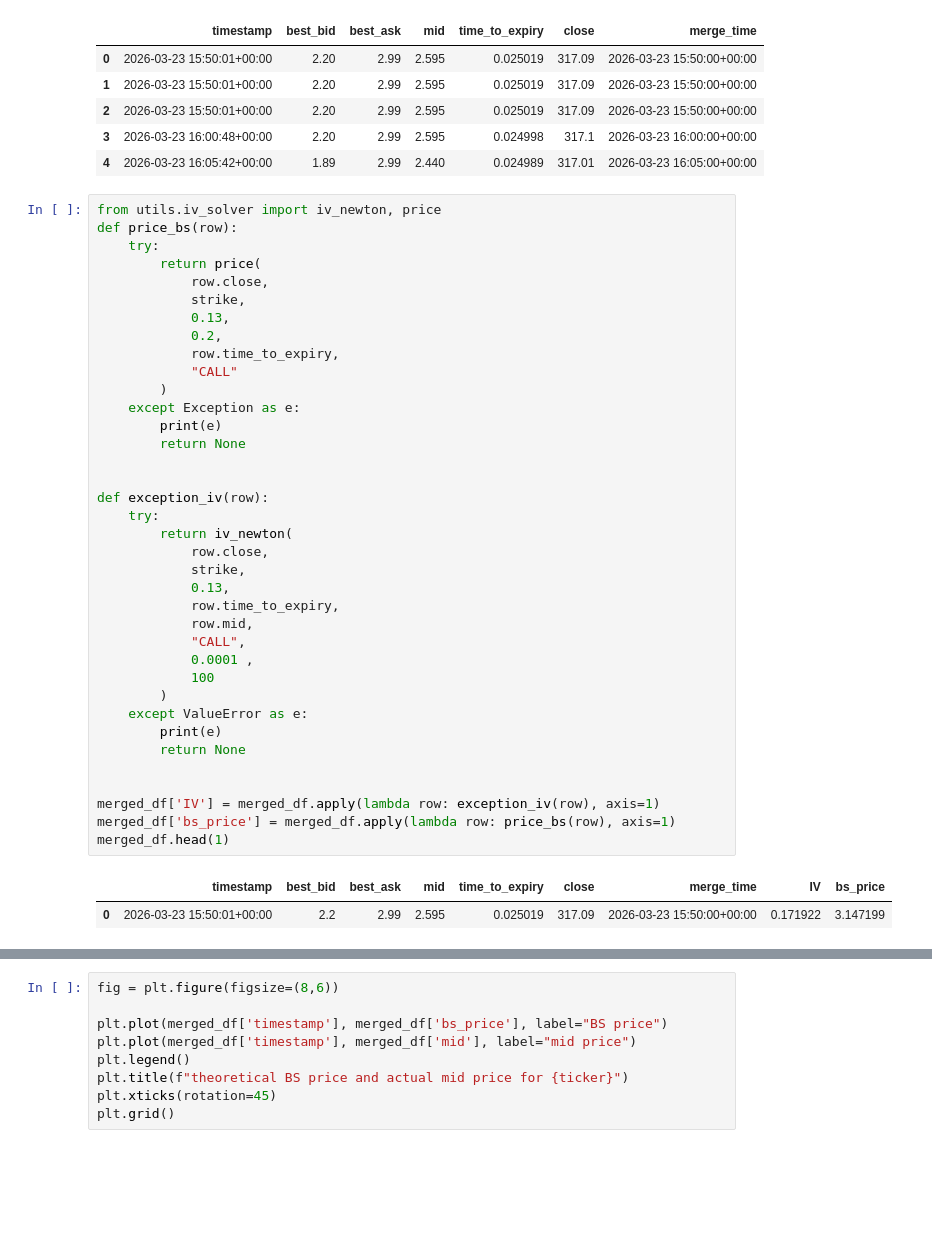
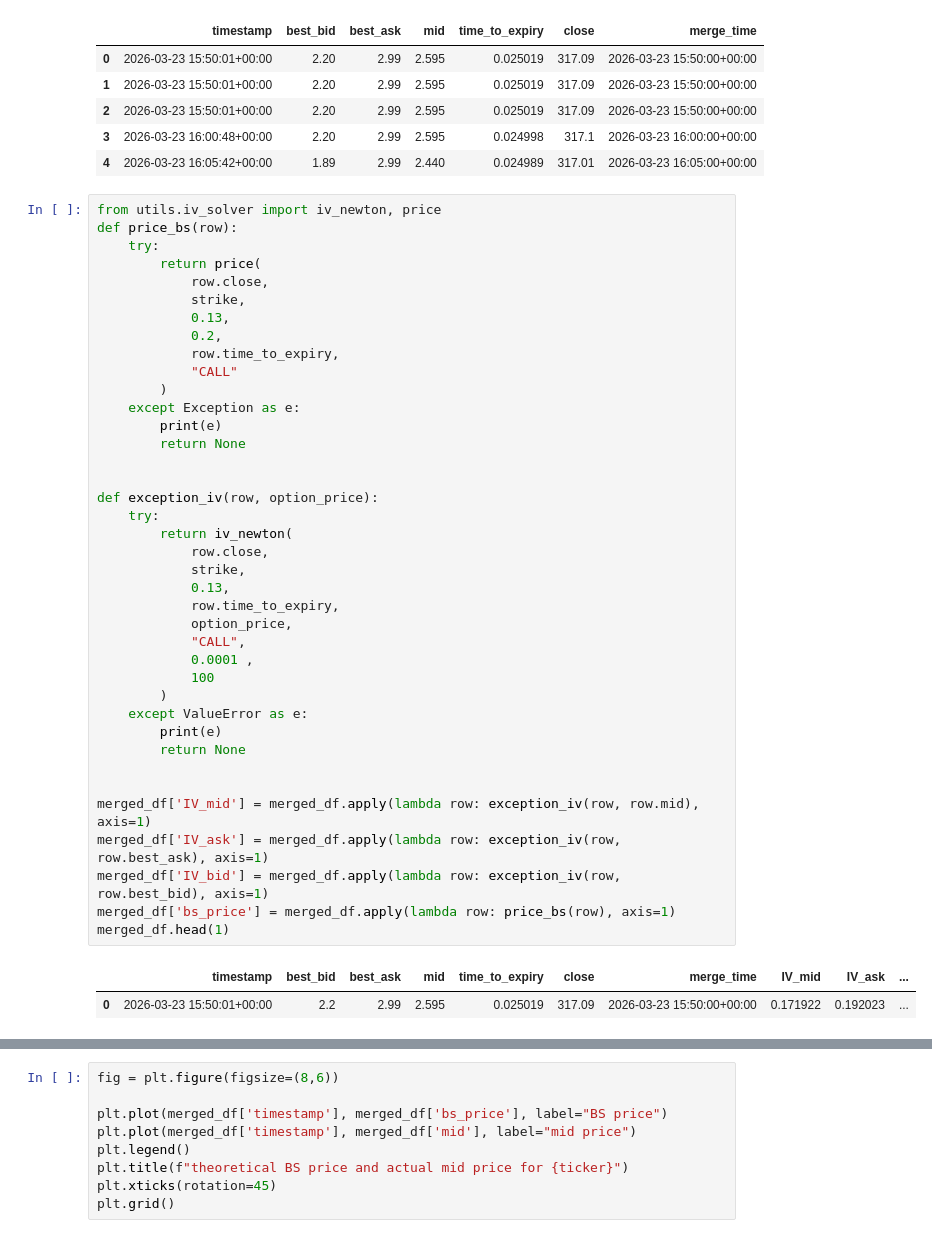
Before and after one commit to SigmaFlowX/Sber-Moex-Options, a Jupyter notebook: notebooks/iv_history.ipynb, the cells around one changed output, grey strips where cells are left out. Saved outputs shown, nothing was run; the diff lists cells and outputs as text; blank space fills up the shorter version.

```diff
--- a/notebooks/iv_history.ipynb
+++ b/notebooks/iv_history.ipynb
@@ -101,38 +101,40 @@ def price_bs(row):
             row.close,
             strike,
             0.13,
             0.2,
             row.time_to_expiry,
             "CALL"
         )
     except Exception as e:
         print(e)
         return None
 
 
-def exception_iv(row):
+def exception_iv(row, option_price):
     try:
         return iv_newton(
             row.close,
             strike,
             0.13,
             row.time_to_expiry,
-            row.mid,
+            option_price,
             "CALL",
             0.0001 ,
             100
         )
     except ValueError as e:
         print(e)
         return None
 
 
-merged_df['IV'] = merged_df.apply(lambda row: exception_iv(row), axis=1)
+merged_df['IV_mid'] = merged_df.apply(lambda row: exception_iv(row, row.mid), axis=1)
+merged_df['IV_ask'] = merged_df.apply(lambda row: exception_iv(row, row.best_ask), axis=1)
+merged_df['IV_bid'] = merged_df.apply(lambda row: exception_iv(row, row.best_bid), axis=1)
 merged_df['bs_price'] = merged_df.apply(lambda row: price_bs(row), axis=1)
 merged_df.head(1)
 # %% [output]
-|  | timestamp | best_bid | best_ask | mid | time_to_expiry | close | merge_time | IV | bs_price |
-| 0 | 2026-03-23 15:50:01+00:00 | 2.2 | 2.99 | 2.595 | 0.025019 | 317.09 | 2026-03-23 15:50:00+00:00 | 0.171922 | 3.147199 |
+|  | timestamp | best_bid | best_ask | mid | time_to_expiry | close | merge_time | IV_mid | IV_ask | ... |
+| 0 | 2026-03-23 15:50:01+00:00 | 2.2 | 2.99 | 2.595 | 0.025019 | 317.09 | 2026-03-23 15:50:00+00:00 | 0.171922 | 0.192023 | ... |
 # %%
 from matplotlib import pyplot as plt
 
```
Also changed, not shown: parts of 1 cell of this notebook.
